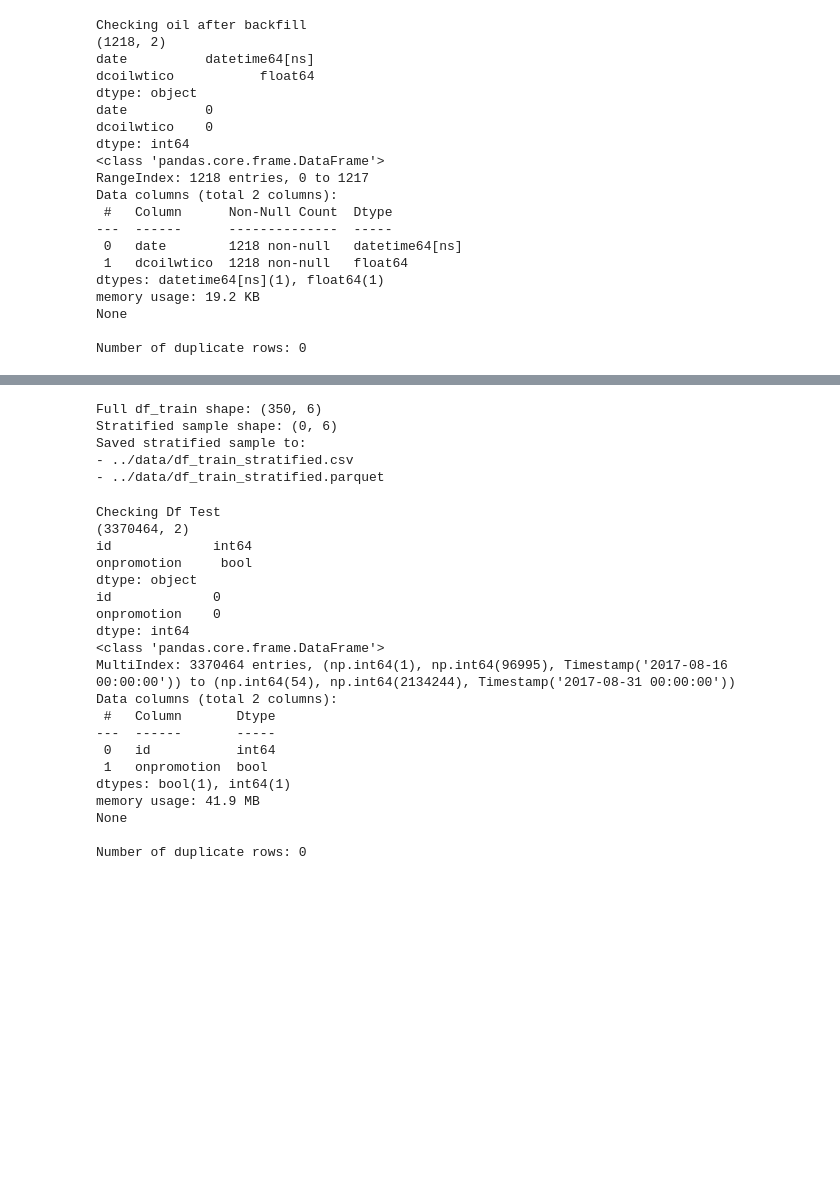
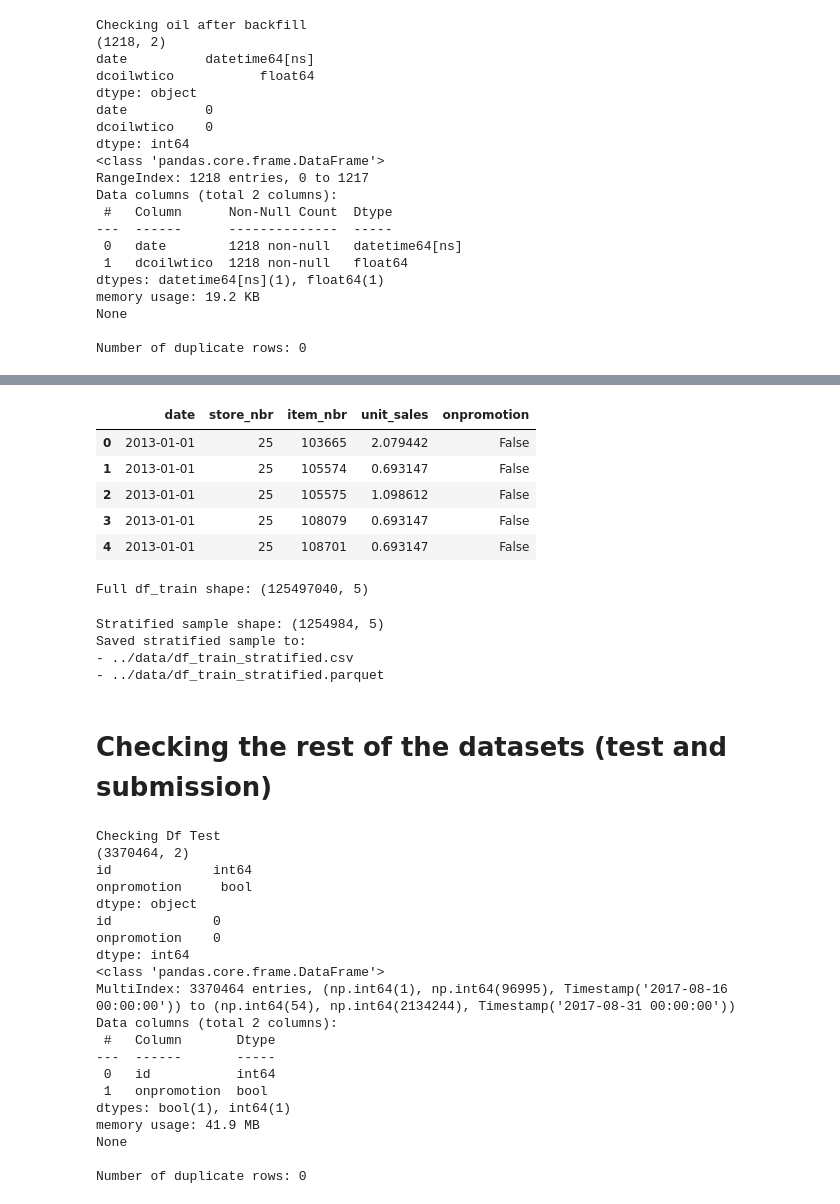
Before and after one commit to apa0/grocery-sales-forecasting, a Jupyter notebook: scripts/load_clean.ipynb, the cells around one changed output, grey strips where cells are left out. Drawn from its saved outputs; the diff is of its cells as text; code cells hidden in the pictures; blank space fills up the shorter version.

```diff
--- a/scripts/load_clean.ipynb
+++ b/scripts/load_clean.ipynb
@@ -421,23 +424,30 @@ Cleaned datasets saved to 'data' directory.
+# %%
+df_loaded.head()
+# %% [output]
+|  | date | store_nbr | item_nbr | unit_sales | onpromotion |
+| 0 | 2013-01-01 | 25 | 103665 | 2.079442 | False |
+| 1 | 2013-01-01 | 25 | 105574 | 0.693147 | False |
+| 2 | 2013-01-01 | 25 | 105575 | 1.098612 | False |
+| 3 | 2013-01-01 | 25 | 108079 | 0.693147 | False |
+| 4 | 2013-01-01 | 25 | 108701 | 0.693147 | False |
 # %%
 # Stratified sampling to create a smaller representative dataset
 
 from pathlib import Path
 
-# --- Paths ---
-DATA_DIR = Path("../data")        # adjust if needed
-OUTPUT_CSV = DATA_DIR / "df_train_stratified.csv"
-OUTPUT_PARQUET = DATA_DIR / "df_train_stratified.parquet"
+OUTPUT_CSV = "../data/df_train_stratified.csv"
+OUTPUT_PARQUET = "../data/df_train_stratified.parquet"
 
 # --- Load cleaned full train dataset ---
 # Assuming you saved cleaned parquet in your notebook as df_train_cleaned.parquet
-df_train = pd.read_parquet(DATA_DIR / "df_train_cleaned.parquet", engine="pyarrow")
+our_df = pd.read_parquet("../data/cleaned_train_df.parquet", engine="pyarrow")
 
-print("Full df_train shape:", df_train.shape)
+print("Full df_train shape:", our_df.shape)
 
 # --- Stratified sample by date ---
 # Keeps 1% per date, preserving time series distribution
 stratified_sample = (
-    df_train.groupby("date", group_keys=False)
+    our_df.groupby("date", group_keys=False)
     .apply(lambda x: x.sample(frac=0.01, random_state=42))
     .reset_index(drop=True)
 )
@@ -450,8 +460,8 @@ stratified_sample.to_parquet(OUTPUT_PARQUET, engine="pyarrow", index=False)
 
 print(f"Saved stratified sample to:\n- {OUTPUT_CSV}\n- {OUTPUT_PARQUET}")
 # %% [output]
-Full df_train shape: (350, 6)
-Stratified sample shape: (0, 6)
-Saved stratified sample to:
-- ../data/df_train_stratified.csv
-- ../data/df_train_stratified.parquet
+Full df_train shape: (125497040, 5)
+Stratified sample shape: (1254984, 5)
+Saved stratified sample to:
+- ../data/df_train_stratified.csv
+- ../data/df_train_stratified.parquet
@@ -458,3 +478,5 @@ Saved stratified sample to:
+# %% [markdown]
+# Checking the rest of the datasets (test and submission)
 # %%
 check_df(df_test, "Df Test")
 
```
Also changed, not shown: parts of 5 cells of this notebook.
